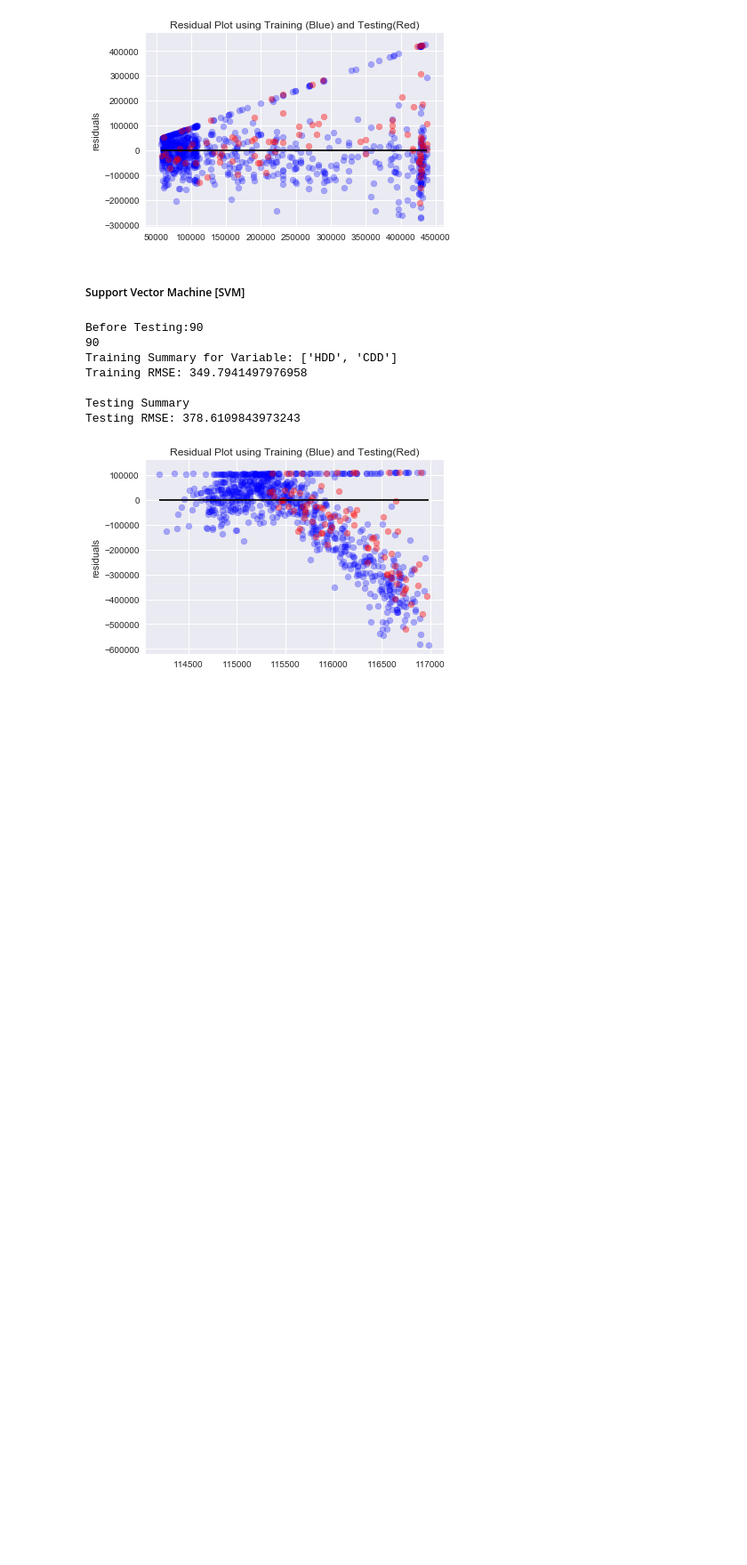
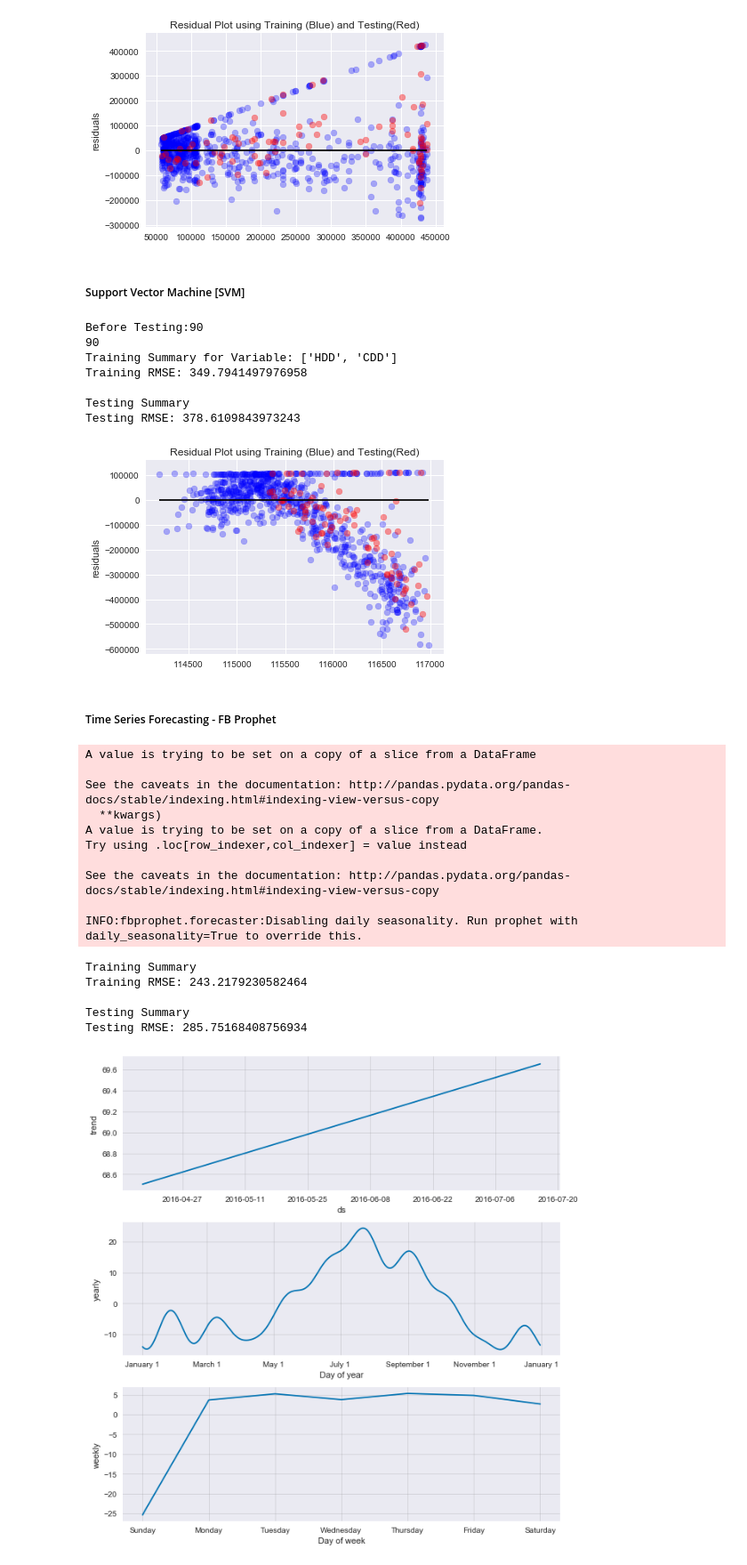
Before and after one commit to rajthilakm/Python, a Jupyter notebook: EnergyForecasting-Portfolio.ipynb, the cells around one changed output. Shown at 89% size. Cells and saved outputs as stored; diff of their text form; code cells hidden in the pictures; blank space fills up the shorter version.

Commit message:
Portfolio Updates
Added Prophet forecasting

```diff
--- a/EnergyForecasting-Portfolio.ipynb
+++ b/EnergyForecasting-Portfolio.ipynb
@@ -654,3 +654,6 @@ Training RMSE: 349.7941497976958
 Testing Summary
 Testing RMSE: 378.6109843973243
 [figure]
+# %% [markdown]
+<a id="ts"></a>
+##### Time Series Forecasting - FB Prophet
@@ -656,0 +665,49 @@ Testing RMSE: 378.6109843973243
+# %%
+def runProphet(edfTrain,edfTest,varList,plot=False):
+    edfTrain.rename(index=str,columns={'usage':'y'},inplace=True)
+    edfTest.rename(index=str,columns={'usage':'y'},inplace=True)
+    train=edfTrain[['ds','y']]
+    test=edfTest[['ds']]
+    train['y'],lam=boxcox(train['y'])
+
+    m=Prophet(yearly_seasonality=True,weekly_seasonality=True,interval_width=0.05)
+    m.fit(train)
+
+    forecast=m.predict(test)
+    forecast[['yhat','yhat_upper','yhat_lower']] = forecast[['yhat','yhat_upper','yhat_lower']].apply(lambda x: inv_boxcox(x, lam))
+
+    trainForecast=m.predict(train)
+    trainForecast[['yhat','yhat_upper','yhat_lower']] = trainForecast[['yhat','yhat_upper','yhat_lower']].apply(lambda x: inv_boxcox(x, lam))
+
+    y_Train=edfTrain['y']
+    y_Test=edfTest['y']
+    y_Test_pred=forecast['yhat']
+    y_Train_pred=trainForecast['yhat']
+
+    print('Training Summary')
+    print('Training RMSE: {}'.format(np.sqrt(metrics.mean_absolute_error(y_true=y_Train,y_pred=y_Train_pred))))
+
+    print('\nTesting Summary')
+    print('Testing RMSE: {}'.format(np.sqrt(metrics.mean_absolute_error(y_true=edfTest['y'],y_pred=forecast['yhat']))))
+
+    if plot==True:
+        m.plot_components(forecast);
+# %%
+runProphet(edfTrain,edfTest,[],True)
+# %% [output]
+A value is trying to be set on a copy of a slice from a DataFrame
+
+See the caveats in the documentation: http://pandas.pydata.org/pandas-docs/stable/indexing.html#indexing-view-versus-copy
+  **kwargs)
+A value is trying to be set on a copy of a slice from a DataFrame.
+Try using .loc[row_indexer,col_indexer] = value instead
+
+See the caveats in the documentation: http://pandas.pydata.org/pandas-docs/stable/indexing.html#indexing-view-versus-copy
+
+INFO:fbprophet.forecaster:Disabling daily seasonality. Run prophet with daily_seasonality=True to override this.
+Training Summary
+Training RMSE: 243.2179230582464
+
+Testing Summary
+Testing RMSE: 285.75168408756934
+[figure, added]
```
Also changed, not shown: parts of 1 cell of this notebook.
